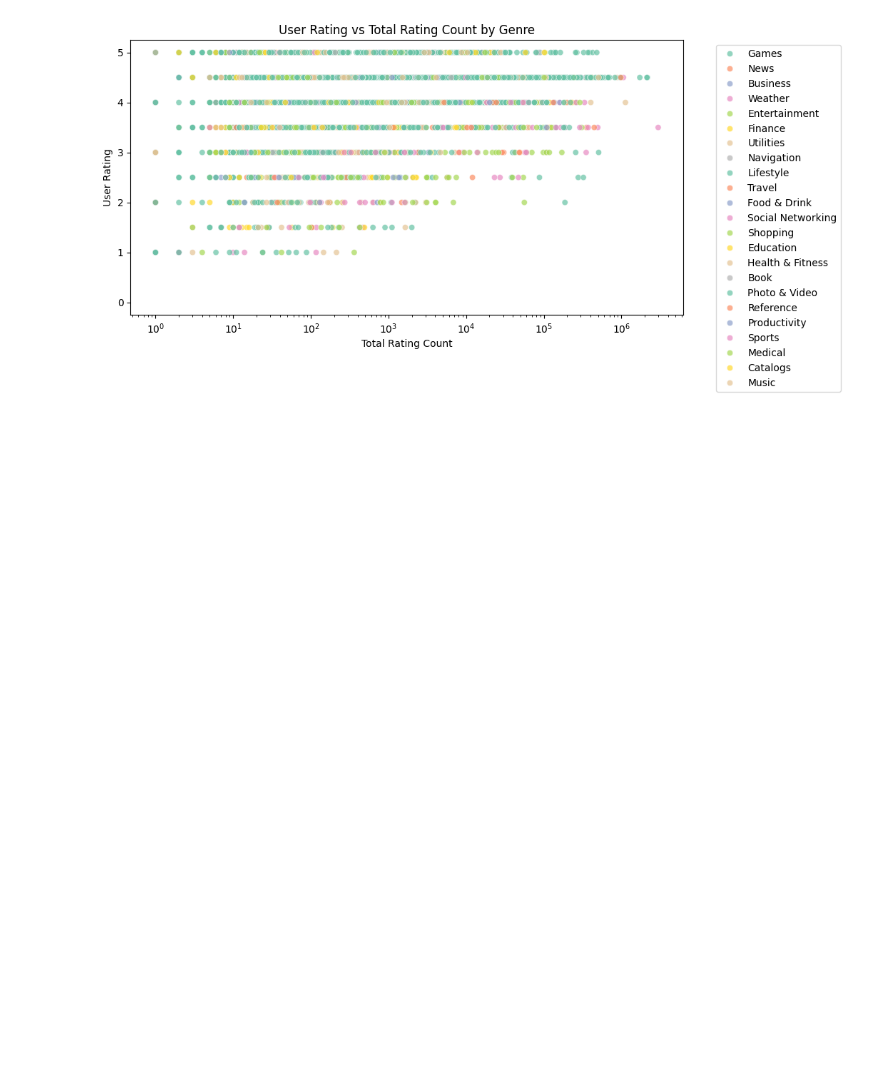
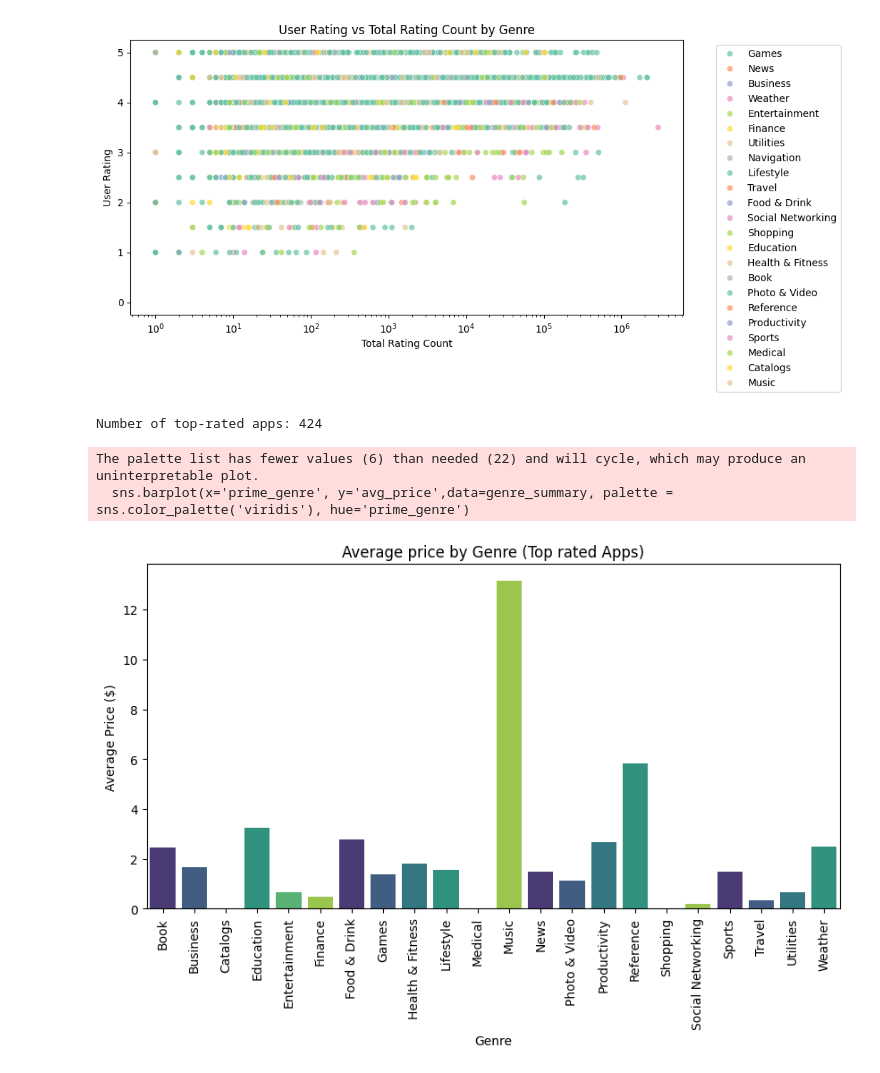
Before and after one commit to jeevithavijaykumar/Exploratory_data_analysis_using_pandas, a Jupyter notebook: AppleStore.ipynb, the cells around one changed output. Drawn from its saved outputs; the diff is of its cells as text; code cells hidden in the pictures; blank space fills up the shorter version.

```diff
--- a/AppleStore.ipynb
+++ b/AppleStore.ipynb
@@ -179,0 +177,39 @@ df_filtered['monetization'] = np.where(df_filtered['price']==0, 'Free', 'Paid')
+# %%
+# Create the 'monetization' column: Free or Paid
+df_filtered['monetization'] = np.where(df_filtered['price'] == 0, 'Free', 'Paid')
+
+# Choose the appropriate user rating column
+if 'user_rating' in df_filtered.columns:
+    rating_col = 'user_rating'
+else:
+    rating_col = 'user_rating_ver'
+
+# Define threshold for top-rated apps
+rating_threshold = 4.8
+
+# Filter top-rated apps
+top_rated_apps = df_filtered[df_filtered[rating_col] >= rating_threshold]
+# %%
+print('Number of top-rated apps:', top_rated_apps.shape[0])
+# %% [output]
+Number of top-rated apps: 424
+# %%
+# Create Genre Summary for Top-Rated Apps
+genre_summary = top_rated_apps.groupby('prime_genre').agg(no_of_apps= ('prime_genre','count'),
+                                                           avg_rating = (rating_col,'mean'),
+                                                           avg_price =('price','mean'),
+                                                           avg_rating_count =('rating_count_tot','mean'),
+                                                          monetization_distribution=('monetization', lambda x: x.value_counts(normalize=True).to_dict())).reset_index()
+# %%
+# Average Price by Genre
+plt.figure(figsize=(10,5))
+sns.barplot(x='prime_genre', y='avg_price',data=genre_summary, palette = sns.color_palette('viridis'), hue='prime_genre')
+plt.title('Average price by Genre (Top rated Apps)')
+plt.xlabel('Genre')
+plt.ylabel('Average Price ($)')
+plt.xticks(rotation=90)
+plt.show()
+# %% [output]
+The palette list has fewer values (6) than needed (22) and will cycle, which may produce an uninterpretable plot.
+  sns.barplot(x='prime_genre', y='avg_price',data=genre_summary, palette = sns.color_palette('viridis'), hue='prime_genre')
+[figure, added]
```
Also changed, not shown: parts of 6 cells of this notebook.
